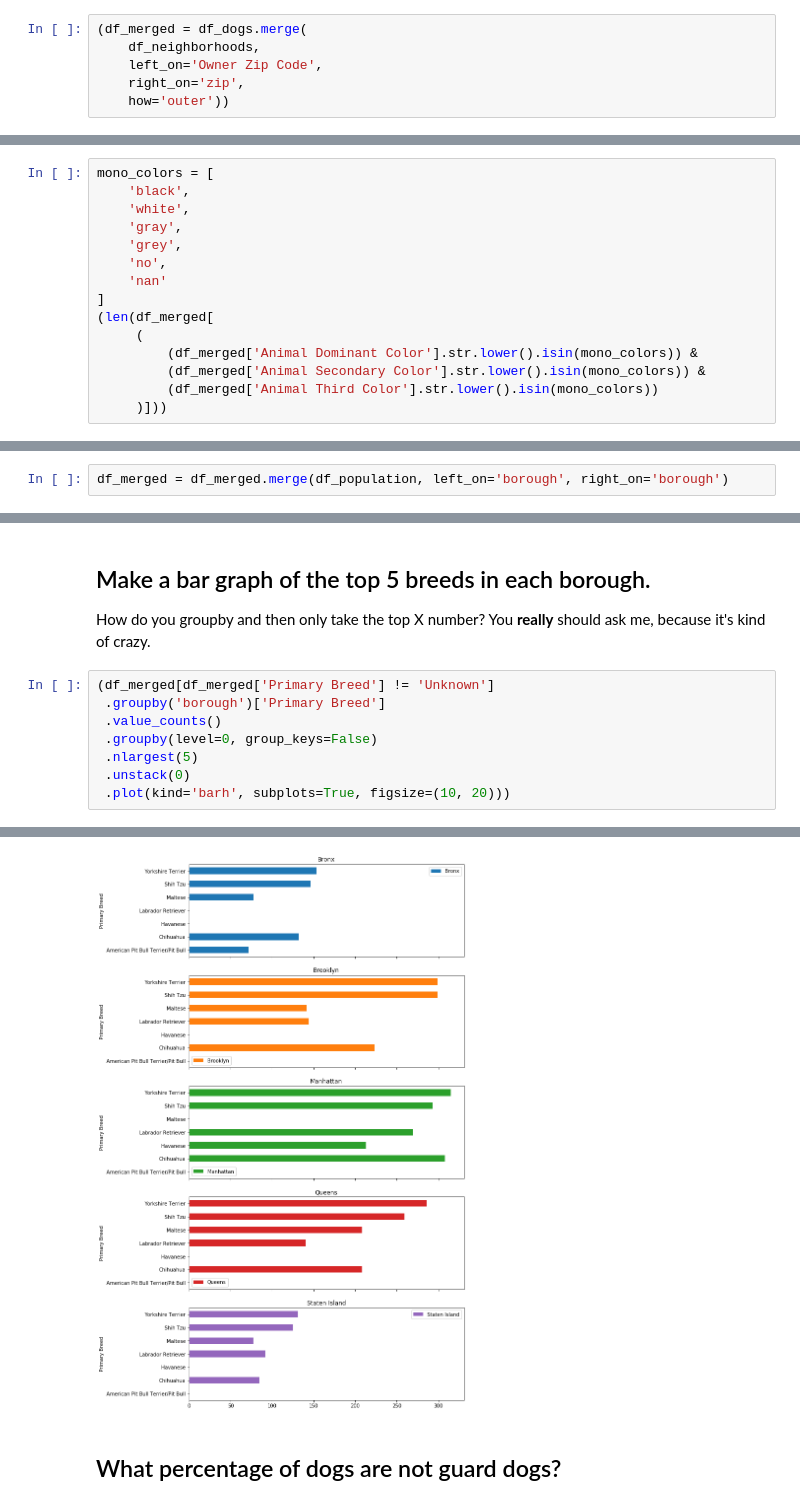
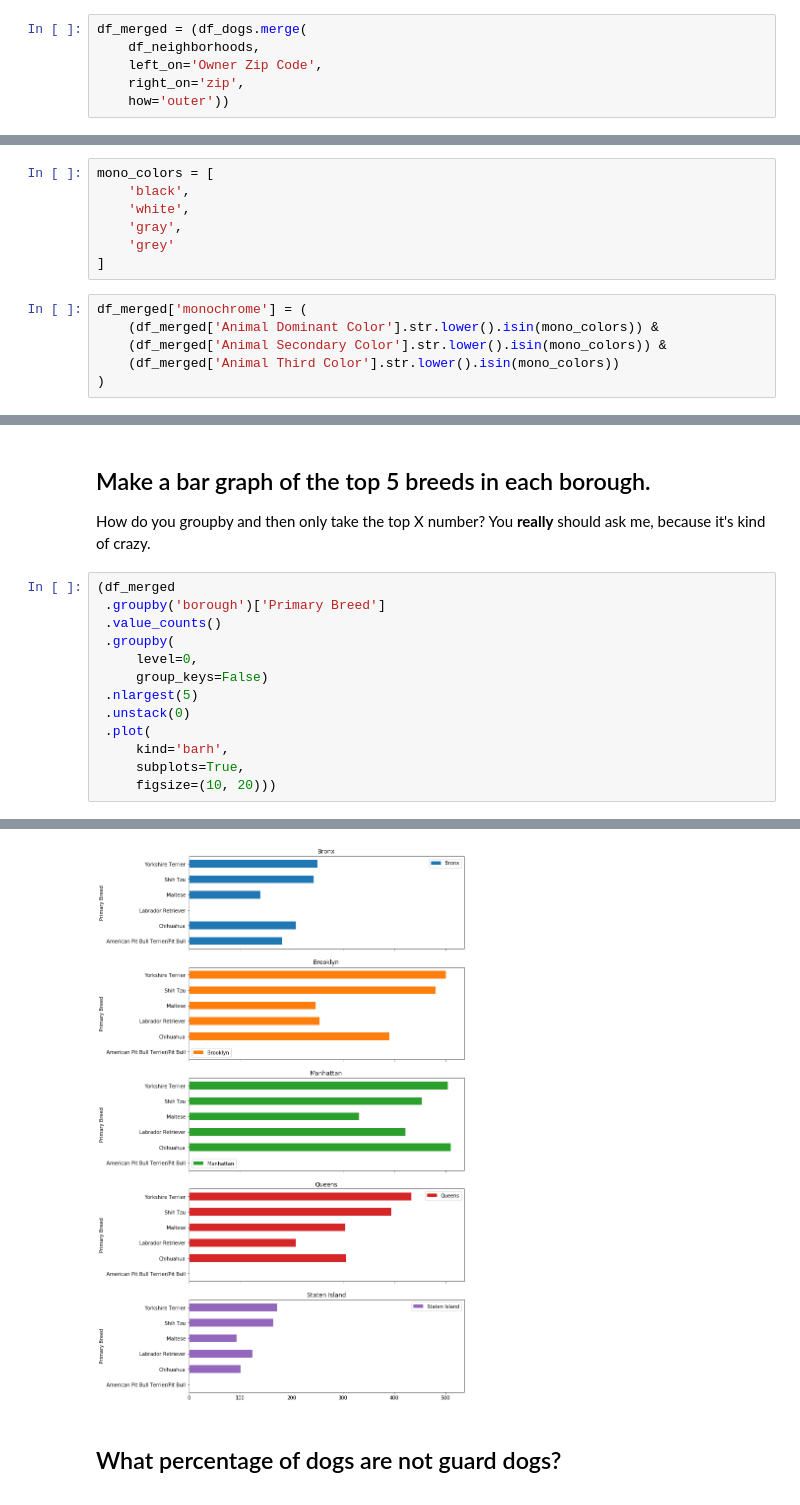
Before and after one commit to mathieulede/foundations, a Jupyter notebook: 06-homework/dogs/Dataset TWO - Dogs.ipynb, the cells around one changed output, grey strips where cells are left out. Saved outputs shown, nothing was run; the diff lists cells and outputs as text.

```diff
--- a/06-homework/dogs/Dataset TWO - Dogs.ipynb
+++ b/06-homework/dogs/Dataset TWO - Dogs.ipynb
@@ -266,7 +266,7 @@ df_neighborhoods = pd.read_csv('zipcodes-neighborhoods.csv')
 
 You also have a (terrible) list of NYC neighborhoods in `zipcodes-neighborhoods.csv`. Join these two datasets together, so we know what neighborhood each dog lives in. **Be sure to not read it in as `df`, or else you'll overwrite your dogs dataframe.**
 # %%
-(df_merged = df_dogs.merge(
+df_merged = (df_dogs.merge(
     df_neighborhoods,
     left_on='Owner Zip Code',
     right_on='zip',
@@ -398,18 +402,16 @@ M    0.152078
 dtype: float64
 # %% [markdown]
 ## Make a new column called monochrome that is True for any animal that only has black, white or grey as one of its colors. How many animals are monochrome?
+# %%
+mono_colors = [
+    'black',
+    'white',
+    'gray',
+    'grey'
+]
 # %%
-mono_colors = [
-    'black',
-    'white',
-    'gray',
-    'grey',
-    'no',
-    'nan'
-]
-(len(df_merged[
-     (
-         (df_merged['Animal Dominant Color'].str.lower().isin(mono_colors)) &
-         (df_merged['Animal Secondary Color'].str.lower().isin(mono_colors)) &
-         (df_merged['Animal Third Color'].str.lower().isin(mono_colors))
-     )]))
+df_merged['monochrome'] = (
+    (df_merged['Animal Dominant Color'].str.lower().isin(mono_colors)) &
+    (df_merged['Animal Secondary Color'].str.lower().isin(mono_colors)) &
+    (df_merged['Animal Third Color'].str.lower().isin(mono_colors))
+)
@@ -432,5 +434,3 @@ mono_colors = [
 You’ll need to merge in `population_boro.csv`
 # %%
 df_population = pd.read_csv('boro_population.csv')
-# %%
-df_merged = df_merged.merge(df_population, left_on='borough', right_on='borough')
@@ -452,20 +454,25 @@ Name: Animal Name, dtype: int64
 
 How do you groupby and then only take the top X number? You **really** should ask me, because it's kind of crazy.
 # %%
-(df_merged[df_merged['Primary Breed'] != 'Unknown']
+(df_merged
  .groupby('borough')['Primary Breed']
  .value_counts()
- .groupby(level=0, group_keys=False)
+ .groupby(
+     level=0,
+     group_keys=False)
  .nlargest(5)
  .unstack(0)
- .plot(kind='barh', subplots=True, figsize=(10, 20)))
+ .plot(
+     kind='barh',
+     subplots=True,
+     figsize=(10, 20)))
 # %% [output]
 array([<matplotlib.axes._subplots.AxesSubplot object at 0x...>,
        <matplotlib.axes._subplots.AxesSubplot object at 0x...>,
        <matplotlib.axes._subplots.AxesSubplot object at 0x...>,
        <matplotlib.axes._subplots.AxesSubplot object at 0x...>,
        <matplotlib.axes._subplots.AxesSubplot object at 0x...>], dtype=object)
-[figure, old version]
+[figure, new version]
 # %% [markdown]
 ## What percentage of dogs are not guard dogs?
 # %%
```
Also changed, not shown: parts of 23 cells of this notebook.
